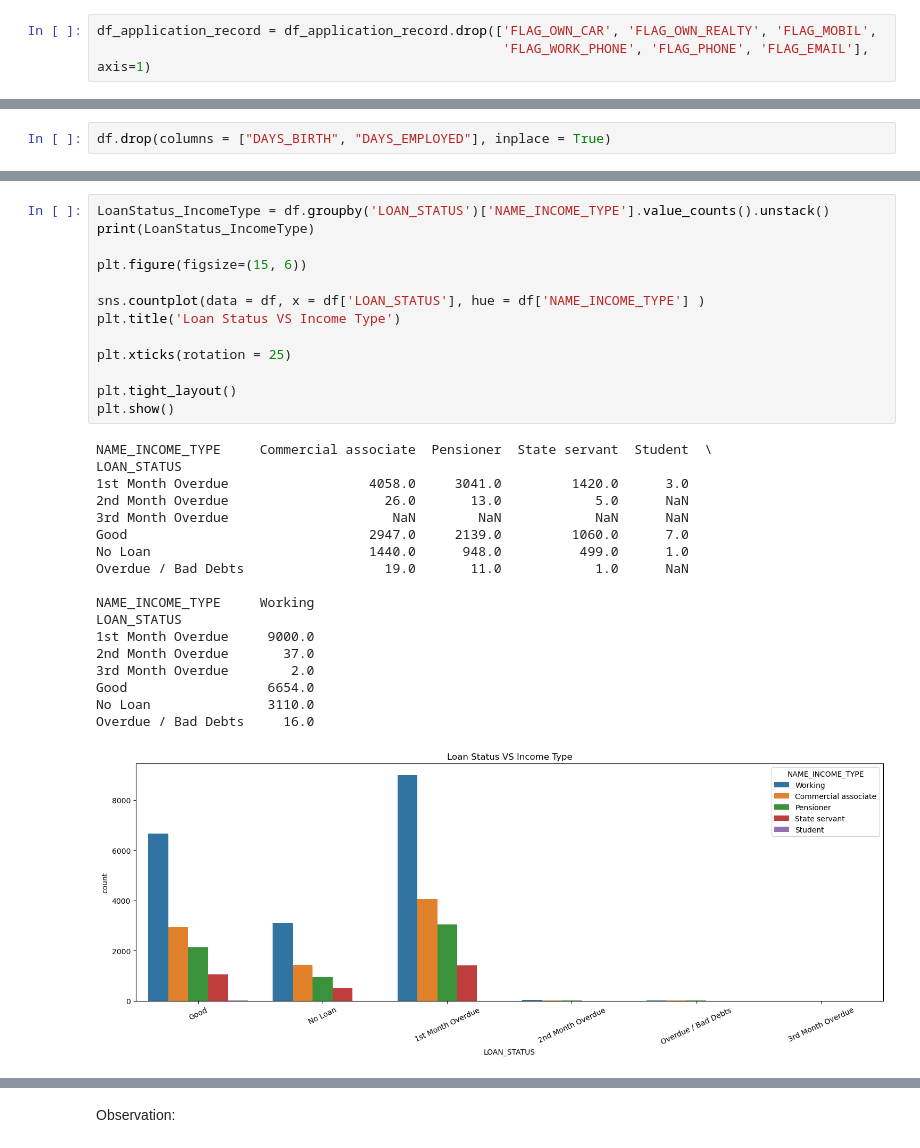
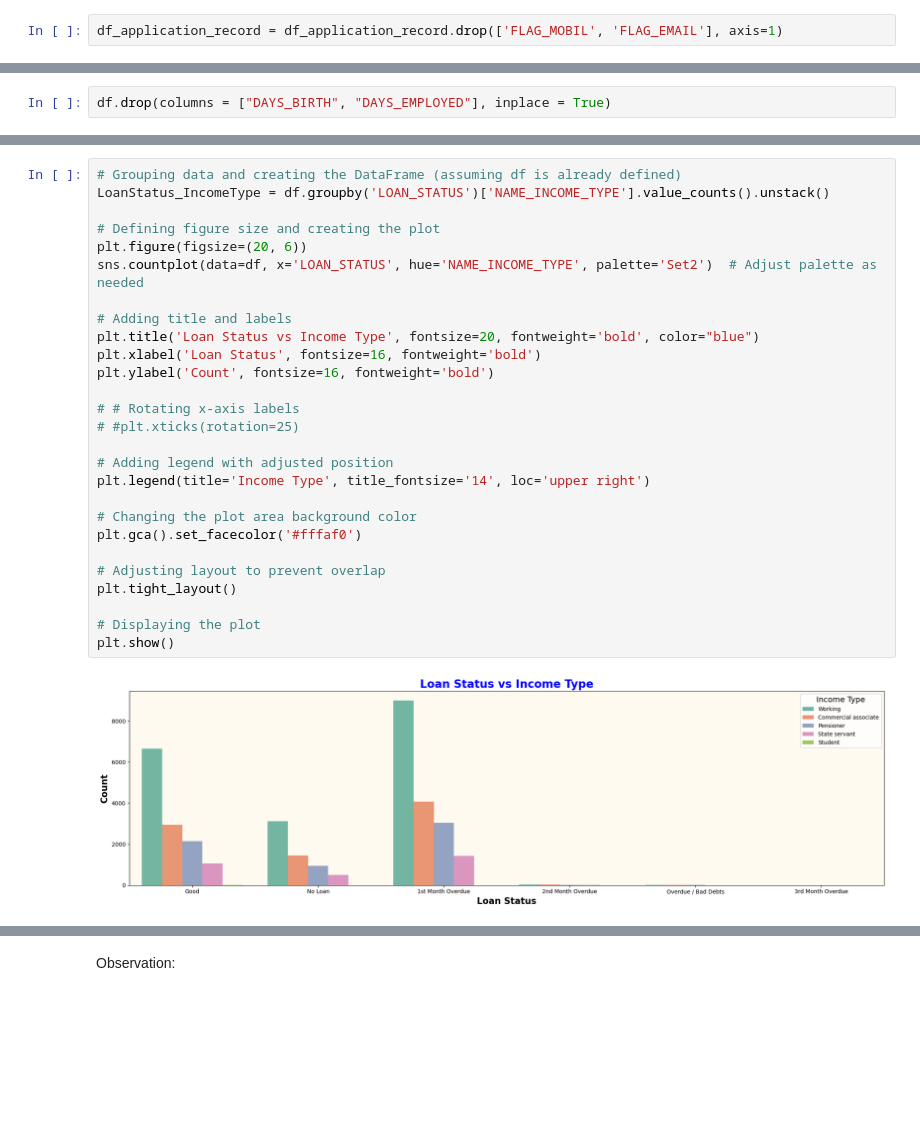
Before and after one commit to sonaliprout/PCDA, a Jupyter notebook: Credit Card Approval Prediction.ipynb, the cells around one changed output, grey strips where cells are left out. Drawn from its saved outputs; the diff is of its cells as text; blank space fills up the shorter version.

```diff
--- a/Credit Card Approval Prediction.ipynb
+++ b/Credit Card Approval Prediction.ipynb
@@ -269,9 +265,8 @@ FLAG_EMAIL                  0
 OCCUPATION_TYPE        134203
 CNT_FAM_MEMBERS             0
 dtype: int64
-# %%
-df_application_record = df_application_record.drop(['FLAG_OWN_CAR', 'FLAG_OWN_REALTY', 'FLAG_MOBIL',
-                                                    'FLAG_WORK_PHONE', 'FLAG_PHONE', 'FLAG_EMAIL'], axis=1)
+# %%
+df_application_record = df_application_record.drop(['FLAG_MOBIL', 'FLAG_EMAIL'], axis=1)
 # %%
 df_credit_record.nunique()
 # %% [output]
@@ -662,33 +663,30 @@ Working               11444  7375
 # %%
+# Grouping data and creating the DataFrame (assuming df is already defined)
 LoanStatus_IncomeType = df.groupby('LOAN_STATUS')['NAME_INCOME_TYPE'].value_counts().unstack()
-print(LoanStatus_IncomeType)
 
-plt.figure(figsize=(15, 6))
+# Defining figure size and creating the plot
+plt.figure(figsize=(20, 6))
+sns.countplot(data=df, x='LOAN_STATUS', hue='NAME_INCOME_TYPE', palette='Set2')  # Adjust palette as needed
 
-sns.countplot(data = df, x = df['LOAN_STATUS'], hue = df['NAME_INCOME_TYPE'] )
-plt.title('Loan Status VS Income Type')
+# Adding title and labels
+plt.title('Loan Status vs Income Type', fontsize=20, fontweight='bold', color="blue")
+plt.xlabel('Loan Status', fontsize=16, fontweight='bold')
+plt.ylabel('Count', fontsize=16, fontweight='bold')
 
-plt.xticks(rotation = 25)
+# # Rotating x-axis labels
+# #plt.xticks(rotation=25)
 
+# Adding legend with adjusted position
+plt.legend(title='Income Type', title_fontsize='14', loc='upper right')
+
+# Changing the plot area background color
+plt.gca().set_facecolor('#fffaf0')
+
+# Adjusting layout to prevent overlap
 plt.tight_layout()
+
+# Displaying the plot
 plt.show()
 # %% [output]
-NAME_INCOME_TYPE     Commercial associate  Pensioner  State servant  Student  \
-LOAN_STATUS
-1st Month Overdue                  4058.0     3041.0         1420.0      3.0
-2nd Month Overdue                    26.0       13.0            5.0      NaN
-3rd Month Overdue                     NaN        NaN            NaN      NaN
-Good                               2947.0     2139.0         1060.0      7.0
-No Loan                            1440.0      948.0          499.0      1.0
-Overdue / Bad Debts                  19.0       11.0            1.0      NaN
-
-NAME_INCOME_TYPE     Working
-LOAN_STATUS
-1st Month Overdue     9000.0
-2nd Month Overdue       37.0
-3rd Month Overdue        2.0
-Good                  6654.0
-No Loan               3110.0
-Overdue / Bad Debts     16.0
-[figure, old version]
+[figure, new version]
 # %%
```
Also changed, not shown: parts of 105 cells of this notebook.
